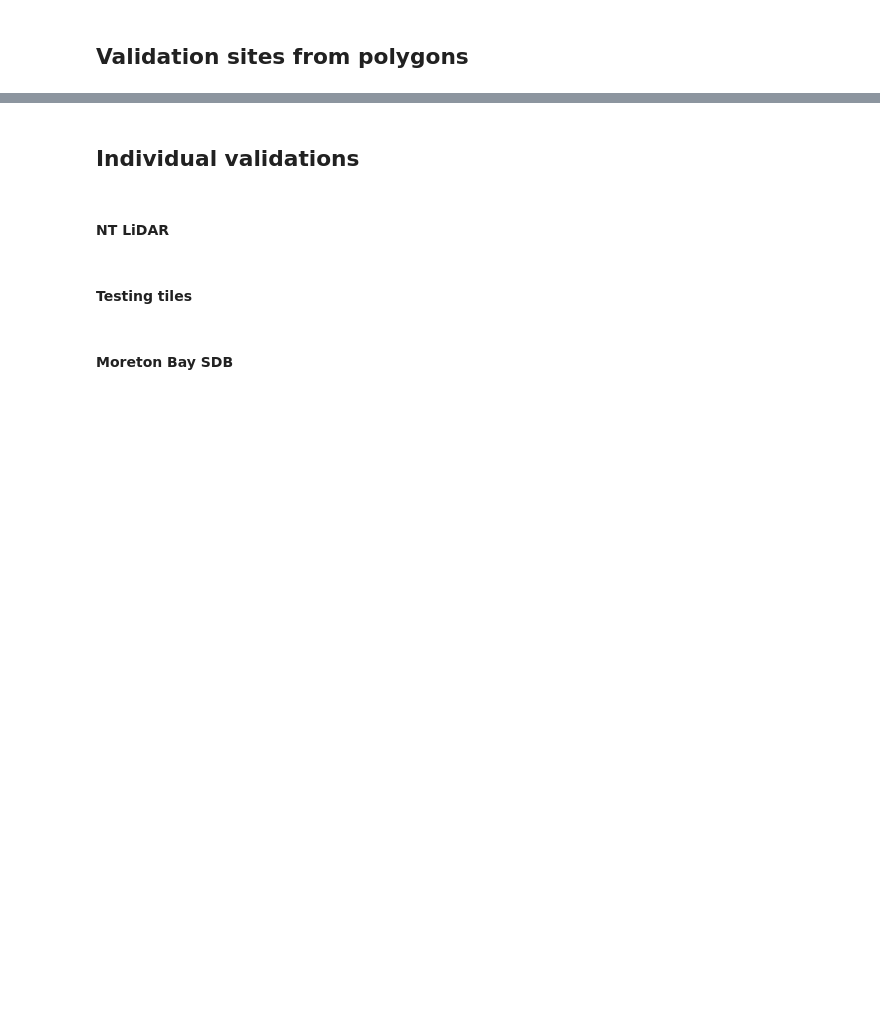
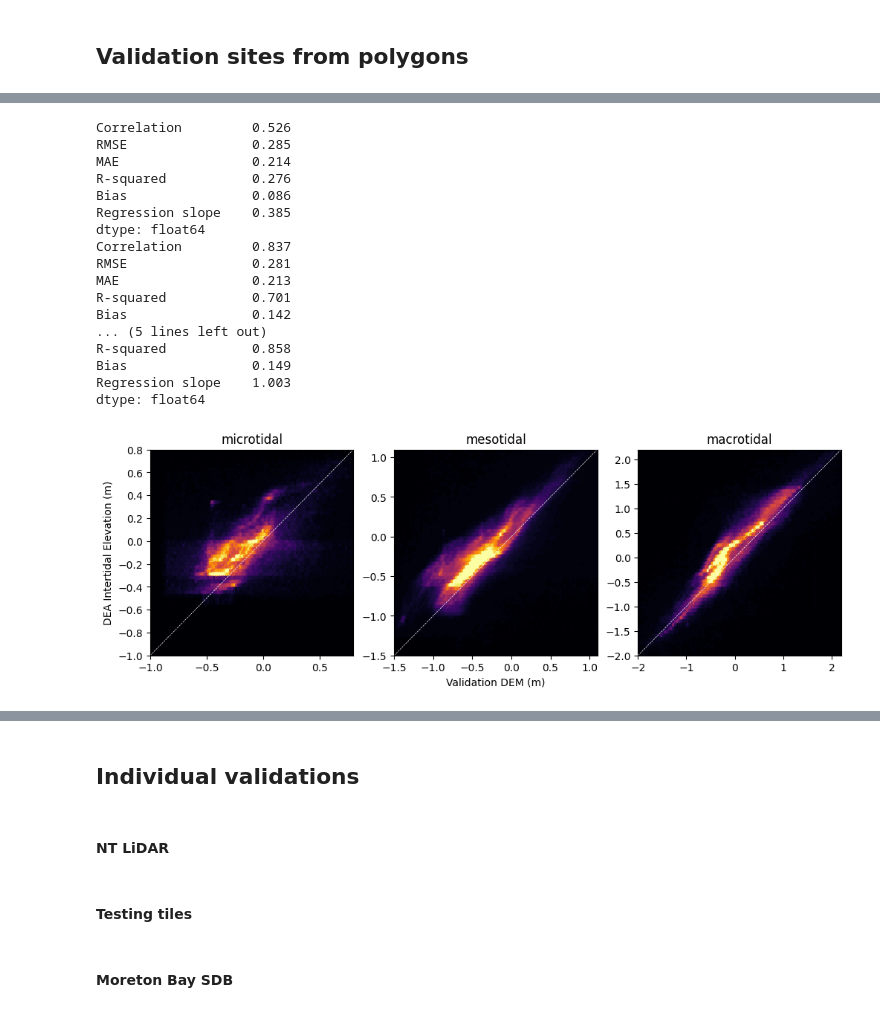
Before and after one commit to GeoscienceAustralia/dea-intertidal, a Jupyter notebook: notebooks/validation/Intertidal_elevation_validation.ipynb, the cells around one changed output, grey strips where cells are left out. Drawn from its saved outputs; the diff is of its cells as text; code cells hidden in the pictures; blank space fills up the shorter version.

```diff
--- a/notebooks/validation/Intertidal_elevation_validation.ipynb
+++ b/notebooks/validation/Intertidal_elevation_validation.ipynb
@@ -222,39 +306,65 @@ import matplotlib.colors
 
 fig, axes = plt.subplots(1, 3, figsize=(12, 3.6))  #, sharex=True, sharey=True)
 
 # Define a set of certainty ranges
-cat_ranges = ["microtidal", "mesotidal", "macrotidal"]  #
+cat_ranges = ["microtidal", "mesotidal", "macrotidal"]
+
+scale_dict = {"microtidal": (-1, 0.8), "mesotidal": (-1.5, 1.1), "macrotidal": (-2, 2.2)}
 
 out = {}
 for i, cat in enumerate(cat_ranges):
     outputs_subset_df = outputs_all_df.query("category == @cat")
 
-    lim_min, lim_max = np.percentile(
-    np.concatenate([outputs_subset_df.validation_m, outputs_subset_df.modelled_m]), [1, 99]
-)
-    lim_min -= 1
-    lim_max += 1
+#     lim_min, lim_max = np.percentile(
+#     np.concatenate([outputs_subset_df.validation_m, outputs_subset_df.modelled_m]), [1, 99]
+# )
+#     lim_min -= 1
+#     lim_max += 1
+    lim_min, lim_max = scale_dict[cat]
 
     # Plot and compare - heatmap
     axes[i].hexbin(
         x=outputs_subset_df.validation_m,
         y=outputs_subset_df.modelled_m,
         extent=(lim_min, lim_max, lim_min, lim_max),
         cmap="inferno",
+        bins=100,
+        vmin=0,
+        vmax=50,
         # mincnt=5,
         # bins="log",
     )
     axes[i].set_facecolor("#0C0C0C")
-    axes[i].plot([lim_min, lim_max], [lim_min, lim_max], "--", c="white")
+    axes[i].plot([lim_min, lim_max], [lim_min, lim_max], "--", c="white", linewidth=0.5)
     axes[i].margins(x=0, y=0)
+    axes[i].set_title(cat)
     if i == 0:
-        axes[i].set_ylabel("Intertidal DEM (m)")
+        axes[i].set_ylabel("DEA Intertidal Elevation (m)")
     elif i == 1:
-        axes[i].set_xlabel("LiDAR DEM (m)")
+        axes[i].set_xlabel("Validation DEM (m)")
 
     # Accuracy statistics
     print(
         eval_metrics(
             x=outputs_subset_df.validation_m, y=outputs_subset_df.modelled_m, round=3
         )
     )
+# %% [output]
+Correlation         0.526
+RMSE                0.285
+MAE                 0.214
+R-squared           0.276
+Bias                0.086
+Regression slope    0.385
+dtype: float64
+Correlation         0.837
+RMSE                0.281
+MAE                 0.213
+R-squared           0.701
+Bias                0.142
+... (5 lines left out)
+R-squared           0.858
+Bias                0.149
+Regression slope    1.003
+dtype: float64
+[figure, added]
```
Also changed, not shown: parts of 12 cells of this notebook, 2 other files.
